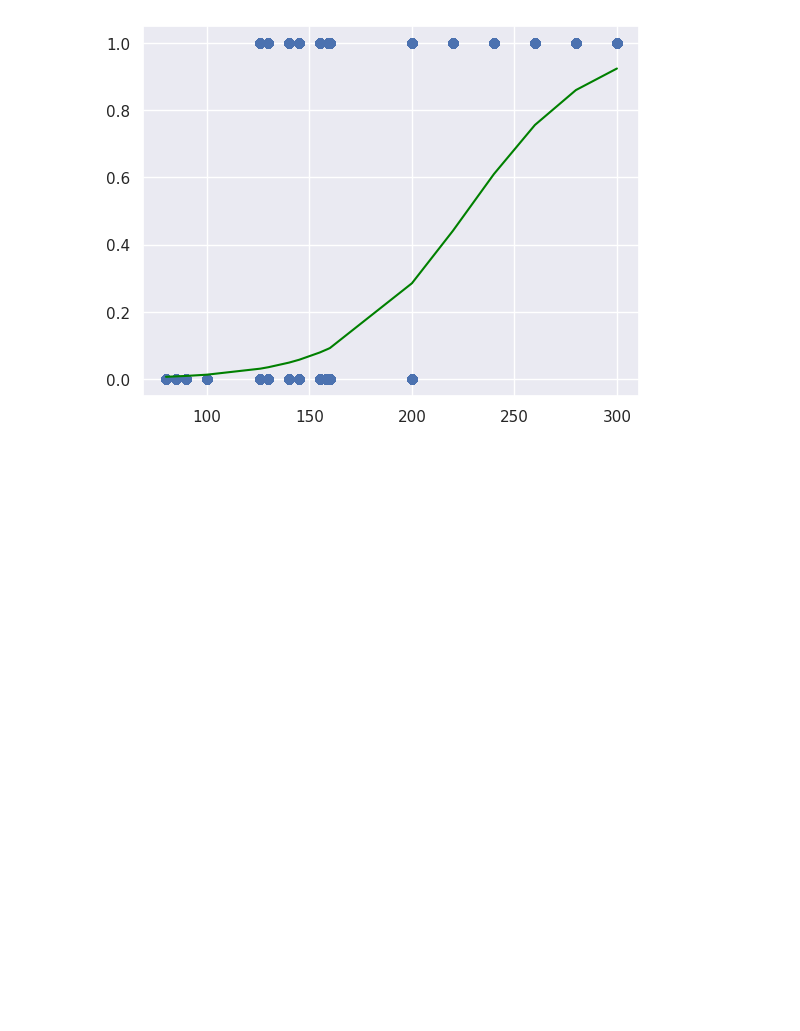
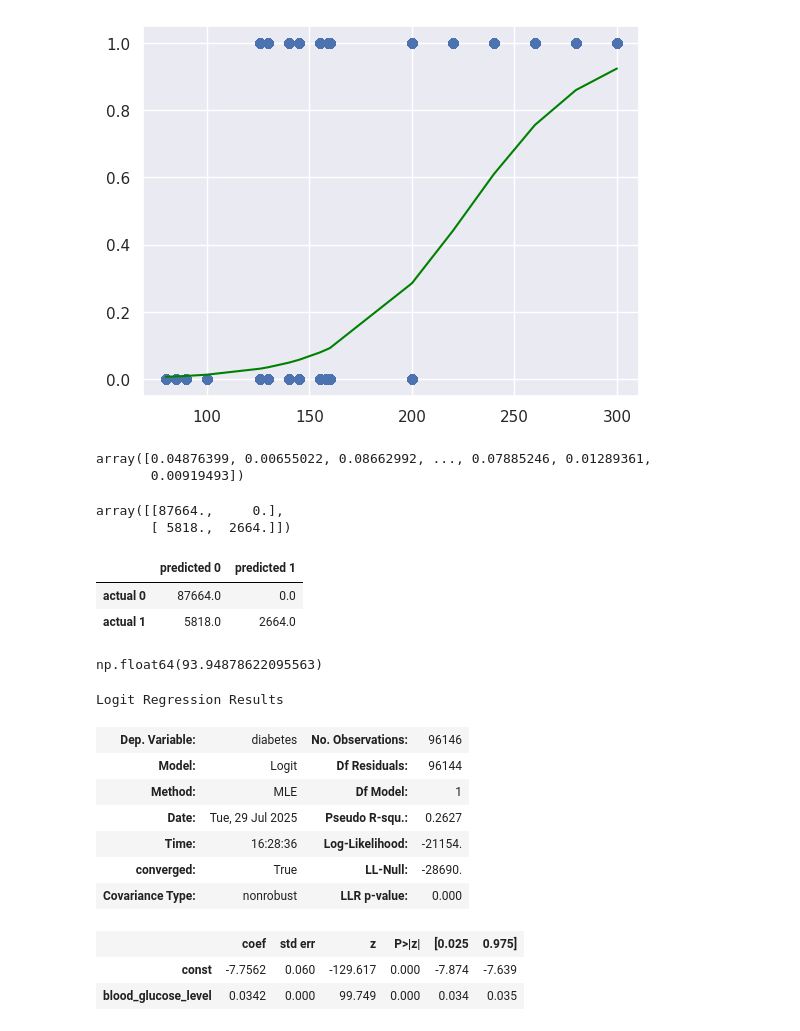
Before and after one commit to sarathkumar271002/Project0-Diabetes_prediction, a Jupyter notebook: Diabetes_prediction.ipynb, the cells around one changed output. Saved outputs shown, nothing was run; the diff lists cells and outputs as text; code cells hidden in the pictures; blank space fills up the shorter version.

```diff
--- a/Diabetes_prediction.ipynb
+++ b/Diabetes_prediction.ipynb
@@ -182,3 +182,42 @@ plt.plot(x_, yhat, color='green')
 plt.show()
 # %% [output]
 [figure]
+# %%
+result.predict()
+# %% [output]
+array([0.04876399, 0.00655022, 0.08662992, ..., 0.07885246, 0.01289361,
+       0.00919493])
+# %%
+result.pred_table()
+# %% [output]
+array([[87664.,     0.],
+       [ 5818.,  2664.]])
+# %%
+cm_df=pd.DataFrame(result.pred_table())
+cm_df.columns=["predicted 0","predicted 1"]
+cm_df=cm_df.rename(index={0:"actual 0",1:"actual 1"})
+cm_df
+# %% [output]
+|  | predicted 0 | predicted 1 |
+| actual 0 | 87664.0 | 0.0 |
+| actual 1 | 5818.0 | 2664.0 |
+# %%
+cm=np.array(cm_df)
+ac = (cm[0,0]+cm[1,1])/cm.sum()
+ac*100
+# %% [output]
+np.float64(93.94878622095563)
+# %%
+result.summary()
+# %% [output]
+Logit Regression Results
+| Dep. Variable: | diabetes | No. Observations: | 96146 |
+| Model: | Logit | Df Residuals: | 96144 |
+| Method: | MLE | Df Model: | 1 |
+| Date: | Tue, 29 Jul 2025 | Pseudo R-squ.: | 0.2627 |
+| Time: | 16:28:36 | Log-Likelihood: | -21154. |
+| converged: | True | LL-Null: | -28690. |
+| Covariance Type: | nonrobust | LLR p-value: | 0.000 |
+|  | coef | std err | z | P>|z| | [0.025 | 0.975] |
+| const | -7.7562 | 0.060 | -129.617 | 0.000 | -7.874 | -7.639 |
+| blood_glucose_level | 0.0342 | 0.000 | 99.749 | 0.000 | 0.034 | 0.035 |
```
